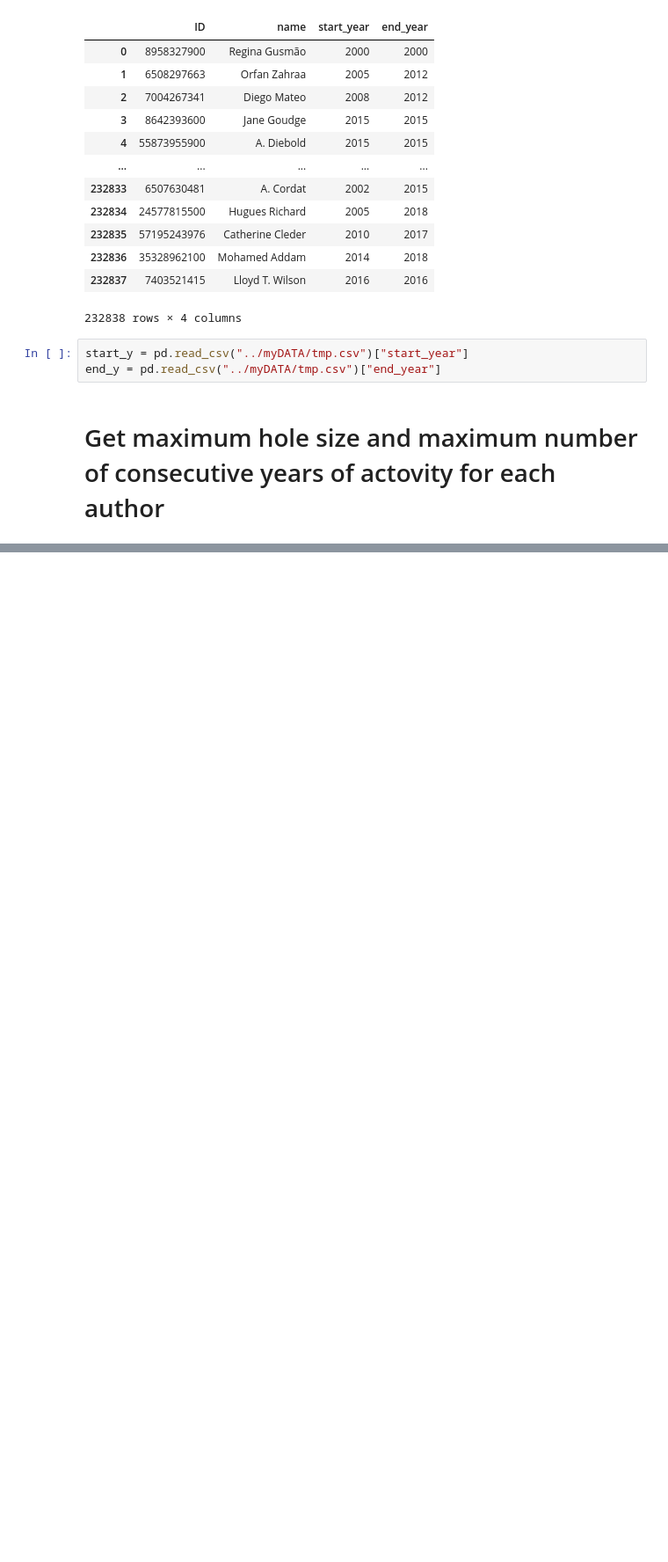
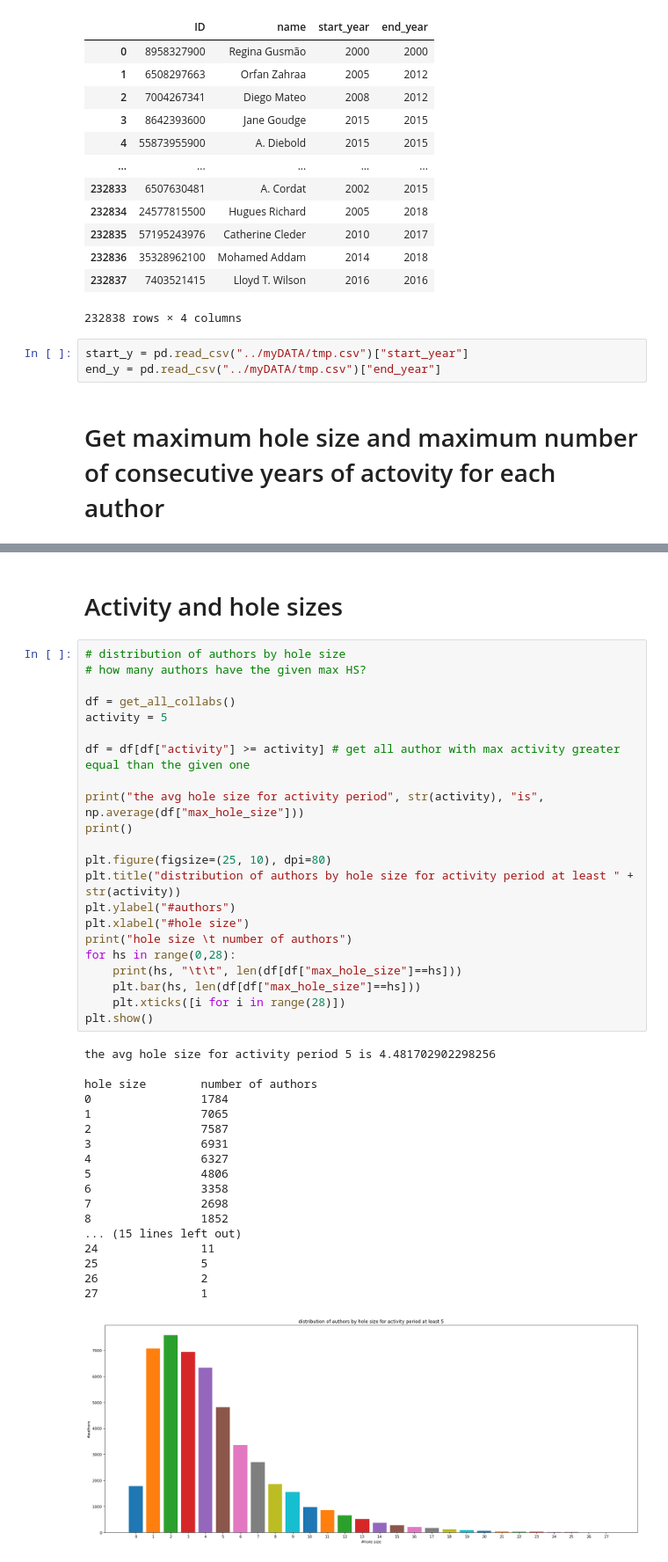
Before and after one commit to LeonardoSer/INRIA_Internship, a Jupyter notebook: 00_quick_references/tmp.ipynb, the cells around one changed output, grey strips where cells are left out. Shown at 88% size. Drawn from its saved outputs; the diff is of its cells as text; blank space fills up the shorter version.

```diff
--- a/00_quick_references/tmp.ipynb
+++ b/00_quick_references/tmp.ipynb
@@ -349,0 +376,43 @@ NameError: name 'missing' is not defined
+# %% [markdown]
+# Activity and hole sizes
+# %%
+# distribution of authors by hole size
+# how many authors have the given max HS?
+
+df = get_all_collabs()
+activity = 5
+
+df = df[df["activity"] >= activity] # get all author with max activity greater equal than the given one
+
+print("the avg hole size for activity period", str(activity), "is", np.average(df["max_hole_size"]))
+print()
+
+plt.figure(figsize=(25, 10), dpi=80)
+plt.title("distribution of authors by hole size for activity period at least " + str(activity))
+plt.ylabel("#authors")
+plt.xlabel("#hole size")
+print("hole size \t number of authors")
+for hs in range(0,28):
+    print(hs, "\t\t", len(df[df["max_hole_size"]==hs]))
+    plt.bar(hs, len(df[df["max_hole_size"]==hs]))
+    plt.xticks([i for i in range(28)])
+plt.show()
+# %% [output]
+the avg hole size for activity period 5 is 4.481702902298256
+
+hole size        number of authors
+0                1784
+1                7065
+2                7587
+3                6931
+4                6327
+5                4806
+6                3358
+7                2698
+8                1852
+... (15 lines left out)
+24               11
+25               5
+26               2
+27               1
+[figure, added]
```
Also changed, not shown: parts of 20 cells of this notebook, 27 other files.
